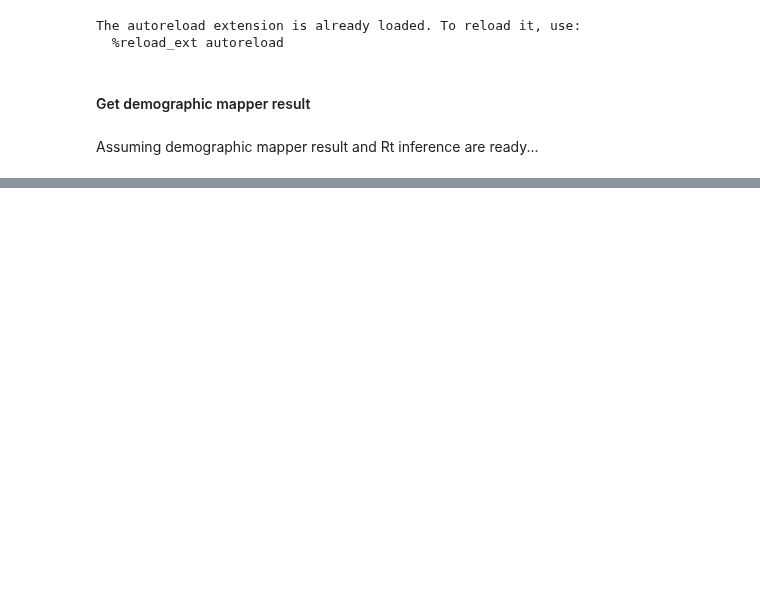
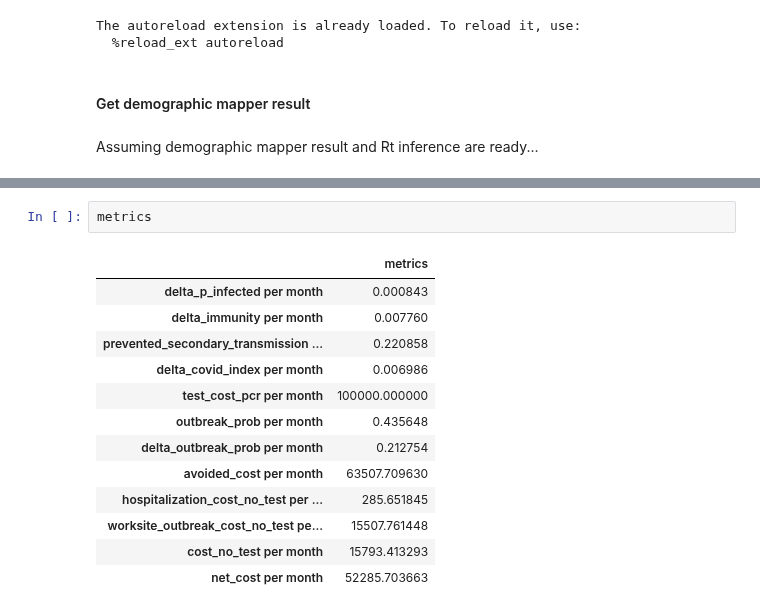
Before and after one commit to act-now-coalition/covid-data-model, a Jupyter notebook: testing_strategy_simulation.ipynb, the cells around one changed output, grey strips where cells are left out. Saved outputs shown, nothing was run; the diff lists cells and outputs as text; blank space fills up the shorter version.

```diff
--- a/testing_strategy_simulation.ipynb
+++ b/testing_strategy_simulation.ipynb
@@ -64,0 +86,16 @@ ts.optimize(by='net_cost')
+# %%
+metrics
+# %% [output]
+|  | metrics |
+| delta_p_infected per month | 0.000843 |
+| delta_immunity per month | 0.007760 |
+| prevented_secondary_transmission ... | 0.220858 |
+| delta_covid_index per month | 0.006986 |
+| test_cost_pcr per month | 100000.000000 |
+| outbreak_prob per month | 0.435648 |
+| delta_outbreak_prob per month | 0.212754 |
+| avoided_cost per month | 63507.709630 |
+| hospitalization_cost_no_test per ... | 285.651845 |
+| worksite_outbreak_cost_no_test pe... | 15507.761448 |
+| cost_no_test per month | 15793.413293 |
+| net_cost per month | 52285.703663 |
```
Also changed, not shown: parts of 18 cells of this notebook.
